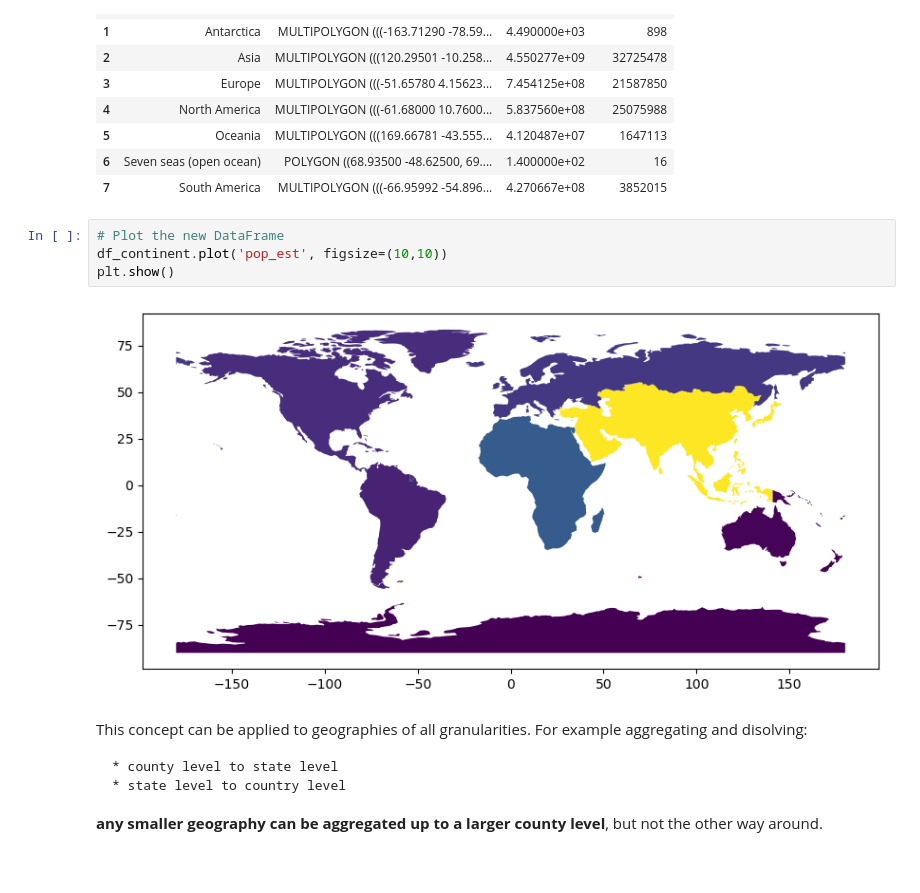
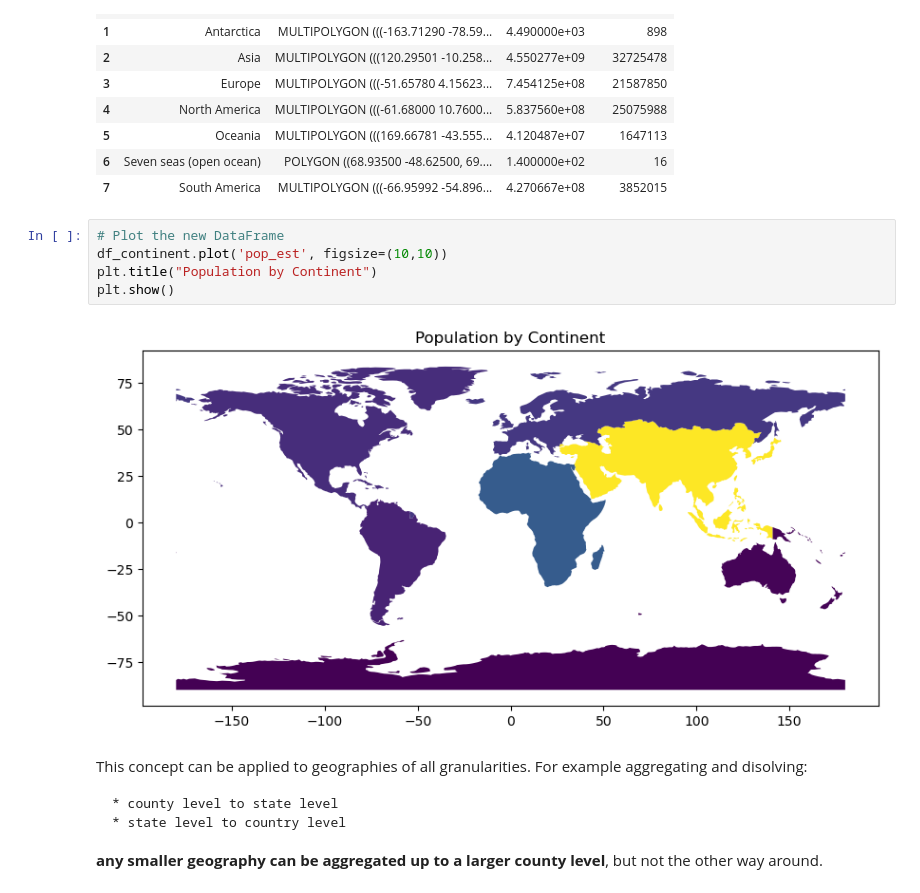
Before and after one commit to carolinadatascience/spatial-data-workshop, a Jupyter notebook: workshop.ipynb, the cells around one changed output. Cells and saved outputs as stored; diff of their text form; blank space fills up the shorter version.

```diff
--- a/workshop.ipynb
+++ b/workshop.ipynb
@@ -185,9 +188,10 @@ We have 8 different continents.
 # %%
 # Plot the new DataFrame
 df_continent.plot('pop_est', figsize=(10,10))
+plt.title("Population by Continent")
 plt.show()
 # %% [output]
-[figure, old version]
+[figure, new version]
 # %% [markdown]
 This concept can be applied to geographies of all granularities. For example aggregating and disolving:
 
```
Also changed, not shown: parts of 14 cells of this notebook.
